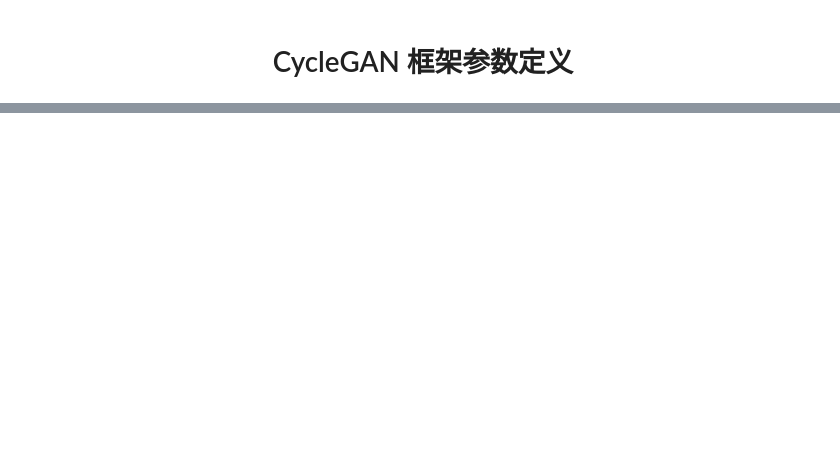
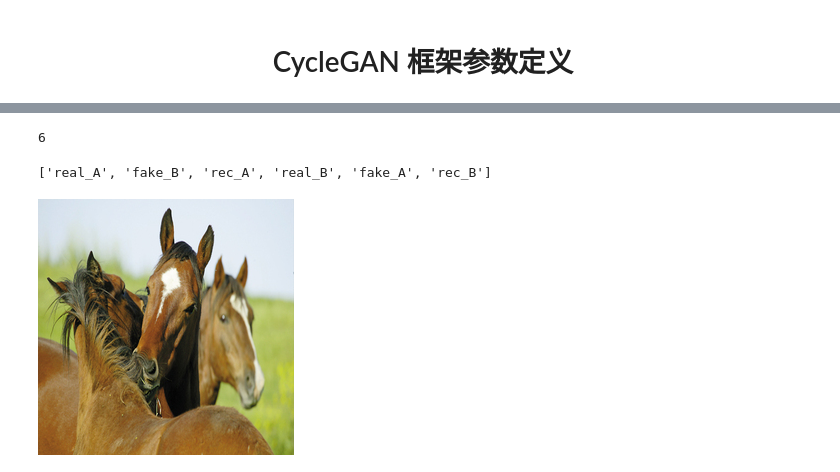
Before and after one commit to qrsforever/hzcsnote, a Jupyter notebook: gan/docs/gan_parameters.ipynb, the cells around one changed output, grey strips where cells are left out. Saved outputs shown, nothing was run; the diff lists cells and outputs as text; code cells hidden in the pictures; blank space fills up the shorter version.

```diff
--- a/gan/docs/gan_parameters.ipynb
+++ b/gan/docs/gan_parameters.ipynb
@@ -38,0 +184,5 @@ gan_mode | string | lsgan | vanilla<br>lsgan<br>wgangp | GAN目标类型
+# %%
+test_key = 'framework/16601548608/1/evaluate'
+config['results_dir'] = '/cache/results'
+config['num_test'] = 3
+post_gan_request(api, 'evaluate.start', '16601548608', '1', config)
@@ -38,0 +207,16 @@ gan_mode | string | lsgan | vanilla<br>lsgan<br>wgangp | GAN目标类型
+# %%
+results = {}
+data = k12ai_get_data(test_key, 'metrics', num=6, waitcnt=30, rm=True)
+if data is not None:
+    for item in data:
+        d = item['value']['data'][0]['data']
+        title = '_'.join(d['title'].split('_')[1:])
+        results[title] = base64.b64decode(d['payload'])
+print(len(results))
+# %% [output]
+6
+# %%
+keys = list(results.keys())
+keys
+# %% [output]
+['real_A', 'fake_B', 'rec_A', 'real_B', 'fake_A', 'rec_B']
@@ -38,0 +232,4 @@ gan_mode | string | lsgan | vanilla<br>lsgan<br>wgangp | GAN目标类型
+# %%
+Image.open(BytesIO(results['real_A']))
+# %% [output]
+[figure, added]
```
Also changed, not shown: parts of 44 cells of this notebook, 2 other files.
